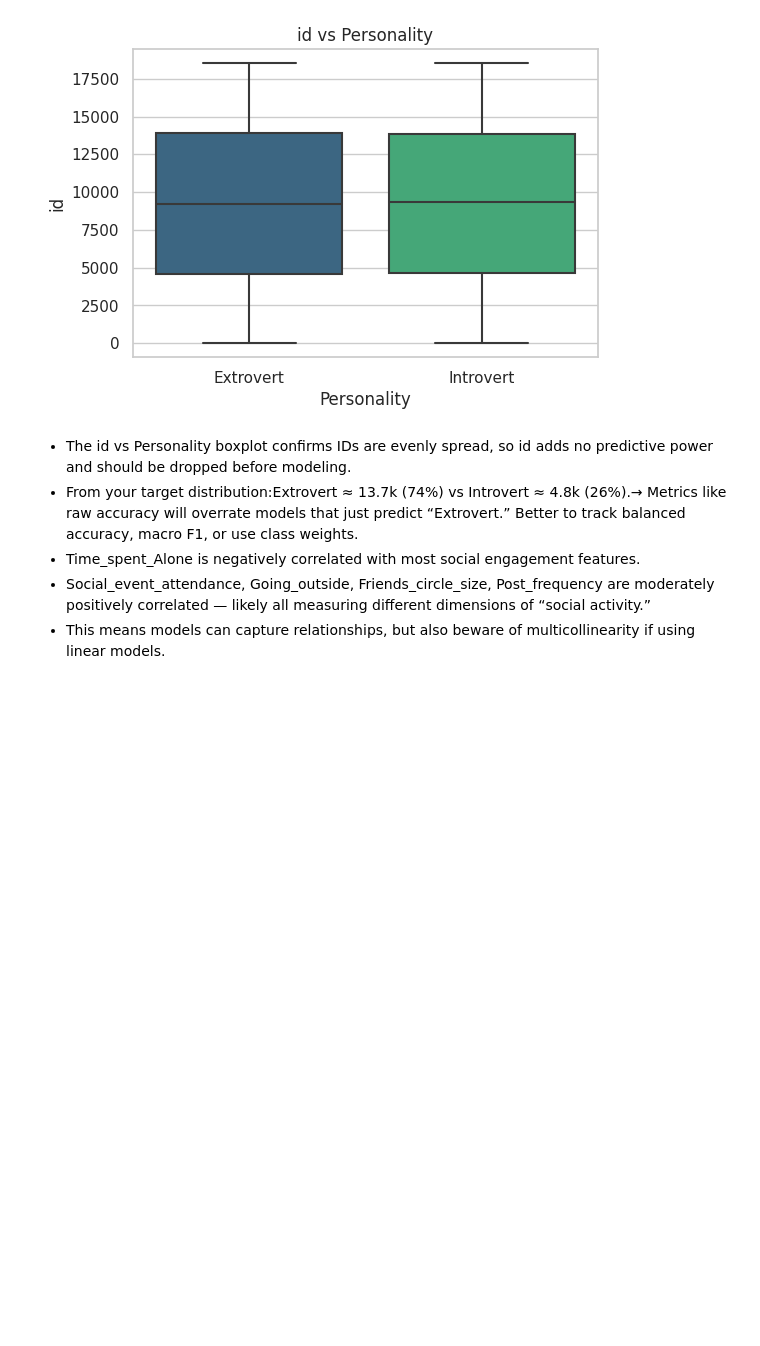
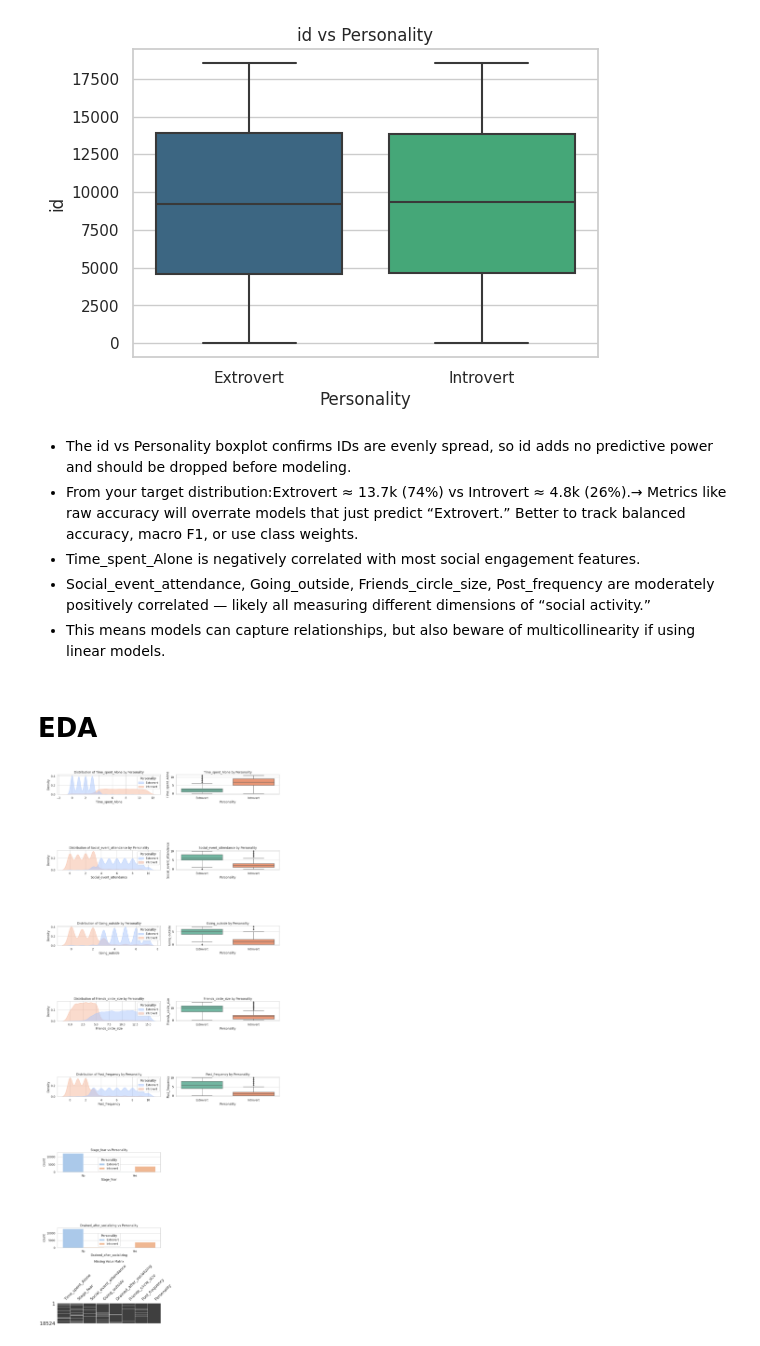
Before and after one commit to alabhastam/Extrovert-vs-introverts-classification, a Jupyter notebook: main.ipynb, the cells around one changed output. Drawn from its saved outputs; the diff is of its cells as text; code cells hidden in the pictures; blank space fills up the shorter version.

```diff
--- a/main.ipynb
+++ b/main.ipynb
@@ -158,3 +158,61 @@ Drained_after_socializing -> unique: 2, top: No
 * Time_spent_Alone is negatively correlated with most social engagement features.
 * Social_event_attendance, Going_outside, Friends_circle_size, Post_frequency are moderately positively correlated — likely all measuring different dimensions of “social activity.”
 * This means models can capture relationships, but also beware of multicollinearity if using linear models.
+# %% [markdown]
+# EDA
+# %%
+import matplotlib.pyplot as plt
+import seaborn as sns
+import missingno as msno
+import warnings
+warnings.filterwarnings('ignore')  # Suppress all warnings
+
+
+# Data for EDA
+eda_df = train.drop(columns=['id'])
+num_features = ['Time_spent_Alone', 'Social_event_attendance',
+                'Going_outside', 'Friends_circle_size', 'Post_frequency']
+cat_features = ['Stage_fear', 'Drained_after_socializing']
+
+fig, axes = plt.subplots(
+    nrows=len(num_features) + len(cat_features) + 1,  # +1 for missingno
+    ncols=2,
+    figsize=(14, 4*(len(num_features) + len(cat_features) + 1))
+)
+
+# 1. Numerical distributions (KDE + Box)
+for i, col in enumerate(num_features):
+    # KDE
+    sns.kdeplot(
+        data=eda_df, x=col, hue='Personality',
+        fill=True, common_norm=False, palette='coolwarm', alpha=0.5,
+        ax=axes[i, 0]
+    )
+    axes[i, 0].set_title(f'Distribution of {col} by Personality')
+
+    # Boxplot
+    sns.boxplot(
+        data=eda_df, x='Personality', y=col, palette='Set2',
+        ax=axes[i, 1]
+    )
+    axes[i, 1].set_title(f'{col} by Personality')
+
+# 2. Categorical countplots
+start_cat = len(num_features)
+for j, col in enumerate(cat_features):
+    sns.countplot(
+        data=eda_df, x=col, hue='Personality', palette='pastel',
+        ax=axes[start_cat + j, 0]
+    )
+    axes[start_cat + j, 0].set_title(f'{col} vs Personality')
+    axes[start_cat + j, 1].axis('off')  # Empty col for aesthetics
+
+# 3. Missing value matrix in the last row
+msno.matrix(eda_df, ax=axes[-1, 0])
+axes[-1, 0].set_title('Missing Value Matrix')
+axes[-1, 1].axis('off')
+
+plt.tight_layout()
+plt.show()
+# %% [output]
+[figure, added]
```
